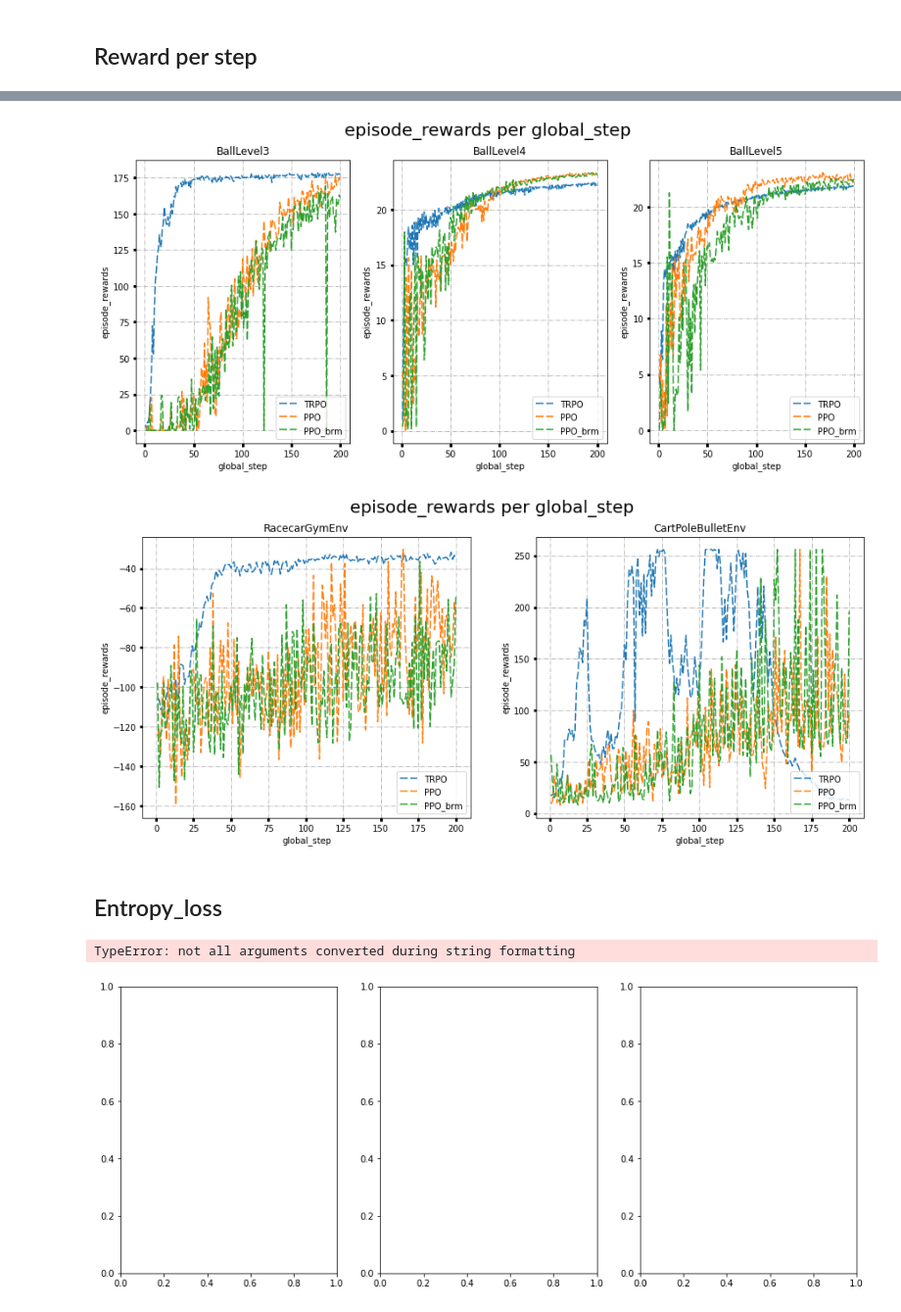
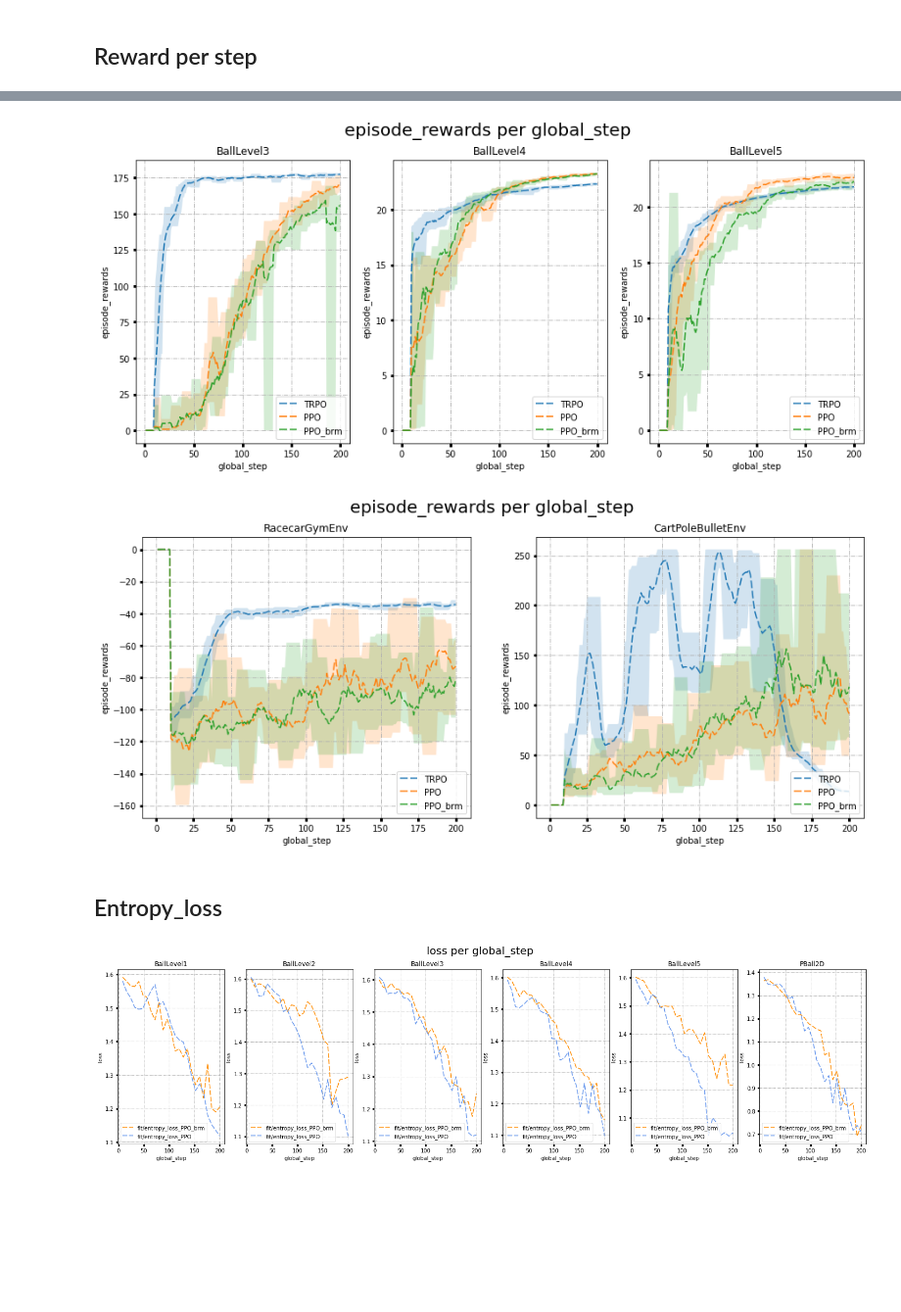
Before and after one commit to kim0n0/rlberry, a Jupyter notebook: benchmark_ppo_trpo.ipynb, the cells around one changed output, grey strips where cells are left out. Shown: that part at 98% size. Drawn from its saved outputs; the diff is of its cells as text; code cells hidden in the pictures; blank space fills up the shorter version.

Commit message:
Update bench

```diff
--- a/benchmark_ppo_trpo.ipynb
+++ b/benchmark_ppo_trpo.ipynb
@@ -106,45 +113,44 @@ benchmark_used = ['BallLevel3','BallLevel4','BallLevel5']
 algorithm = ['TRPO', 'PPO', 'PPO_brm']
 tag = 'episode_rewards'
 
-graph_plot(benchmark_used,algorithm, tag)
+graph_plot_smooth(benchmark_used,algorithm, tag, 10)
 # %% [output]
-[figure, old version]
+[figure, new version]
 # %%
 benchmark_used = ['RacecarGymEnv','CartPoleBulletEnv']
 algorithm = ['TRPO', 'PPO', 'PPO_brm']
 tag = 'episode_rewards'
 
-graph_plot(benchmark_used,algorithm, tag)
+graph_plot_smooth(benchmark_used,algorithm, tag, 10)
 # %% [output]
-[figure, old version]
+[figure, new version]
 # %% [markdown]
 ## Entropy_loss
 # %%
 def graph_plot(benchmark_used,algorithm, tags):
-    fig, ax = plt.subplots(1,len(benchmark_used),figsize=(15,6))
+    fig, ax = plt.subplots(1,len(benchmark_used),figsize=(25,6))
 
-    colors= {'PPO_brm' : 'r', 'PPO': 'b'}
+    colors= {'PPO_brm' : 'darkorange', 'PPO': 'cornflowerblue'}
 
     for idx,bench in enumerate(benchmark_used):
         for algo in algorithm:
             df = benchmark[algo + '_' + bench +  '.csv']
             for tag in tags:
-                ax[idx].plot(df[df.tag == tag].global_step,  df[df.tag == tag].value, label=algo, dashes=[6, 2], color=)
+                ax[idx].plot(df[df.tag == tag].global_step,  df[df.tag == tag].value, label=tag + '_' + algo, dashes=[6, 2], color=colors[algo])
 
-        plt.suptitle(f"{tag} per global_step\n", size=20)
+        plt.suptitle(f"{tag.split('_')[-1]} per global_step\n", size=20)
         ax[idx].set_xlabel("global_step")
-        ax[idx].set_ylabel(f"{tag}")
+        ax[idx].set_ylabel(f"{tag.split('_')[-1]}")
         ax[idx].grid(True, linestyle='-.')
         ax[idx].set_title(f"{bench}")
         ax[idx].tick_params(labelsize='medium', width=3)
-        ax[idx].legend(loc='lower right')
+        ax[idx].legend(loc='lower left')
 # %%
-benchmark_used = ['BallLevel1','BallLevel2','PBall2D']
+benchmark_used = ['BallLevel1','BallLevel2','BallLevel3','BallLevel4','BallLevel5','PBall2D']
 algorithm = ['PPO_brm', 'PPO']
-tag = ['fit/entropy_loss','fit/surrogate_loss'] #,'fit/value_fct_loss']
+tag = ['fit/entropy_loss'] #,'fit/value_fct_loss']
 
 graph_plot(benchmark_used,algorithm, tag)
 # %% [output]
-TypeError: not all arguments converted during string formatting
-[figure, old version]
+[figure, new version]
 # %%
```
Also changed, not shown: parts of 4 cells of this notebook, 1 other file.
